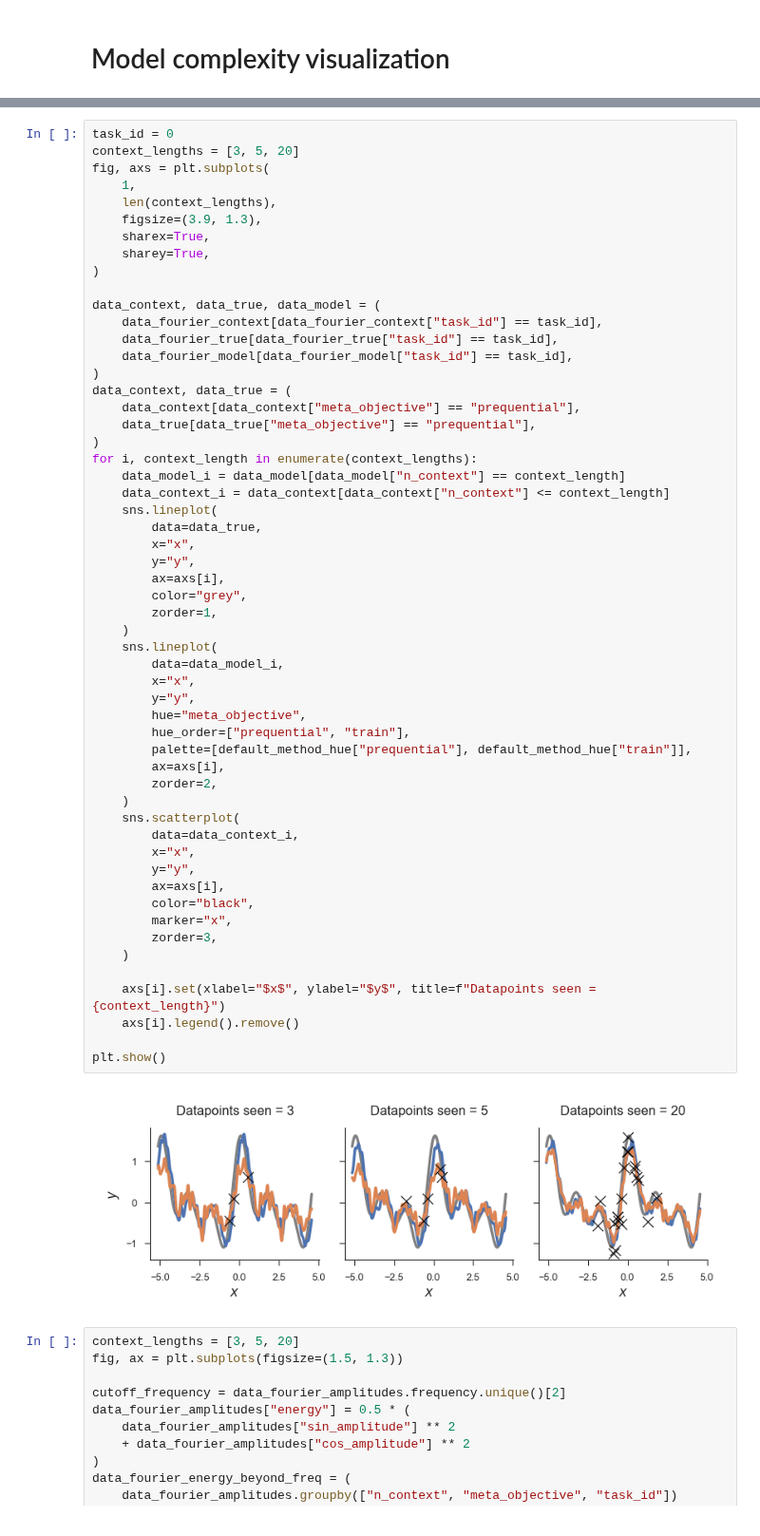
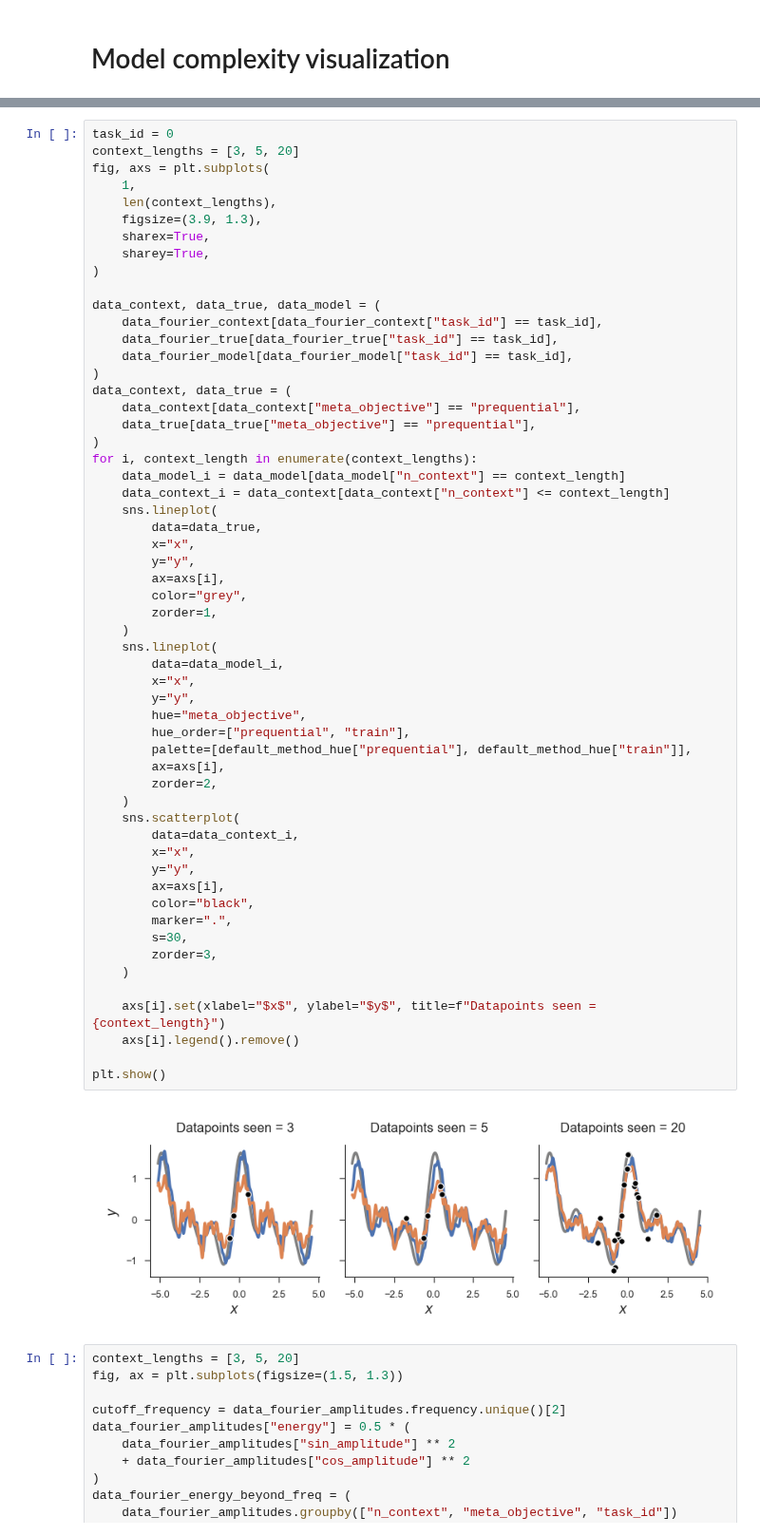
Before and after one commit to 3rdCore/PrequentialCode, a Jupyter notebook: papers/preprint/notebook.ipynb, the cells around one changed output, grey strips where cells are left out. Shown at 95% size. Cells and saved outputs as stored; diff of their text form.

Commit message:
Updated notebook to use same fourier markers as Tom used

```diff
--- a/papers/preprint/notebook.ipynb
+++ b/papers/preprint/notebook.ipynb
@@ -989,35 +994,36 @@ for i, context_length in enumerate(context_lengths):
         x="x",
         y="y",
         ax=axs[i],
         color="grey",
         zorder=1,
     )
     sns.lineplot(
         data=data_model_i,
         x="x",
         y="y",
         hue="meta_objective",
         hue_order=["prequential", "train"],
         palette=[default_method_hue["prequential"], default_method_hue["train"]],
         ax=axs[i],
         zorder=2,
     )
     sns.scatterplot(
         data=data_context_i,
         x="x",
         y="y",
         ax=axs[i],
         color="black",
-        marker="x",
+        marker=".",
+        s=30,
         zorder=3,
     )
 
     axs[i].set(xlabel="$x$", ylabel="$y$", title=f"Datapoints seen = {context_length}")
     axs[i].legend().remove()
 
 plt.show()
 # %% [output]
-[figure, old version]
+[figure, new version]
 # %%
 context_lengths = [3, 5, 20]
 fig, ax = plt.subplots(figsize=(1.5, 1.3))
```
Also changed, not shown: parts of 1 cell of this notebook.
